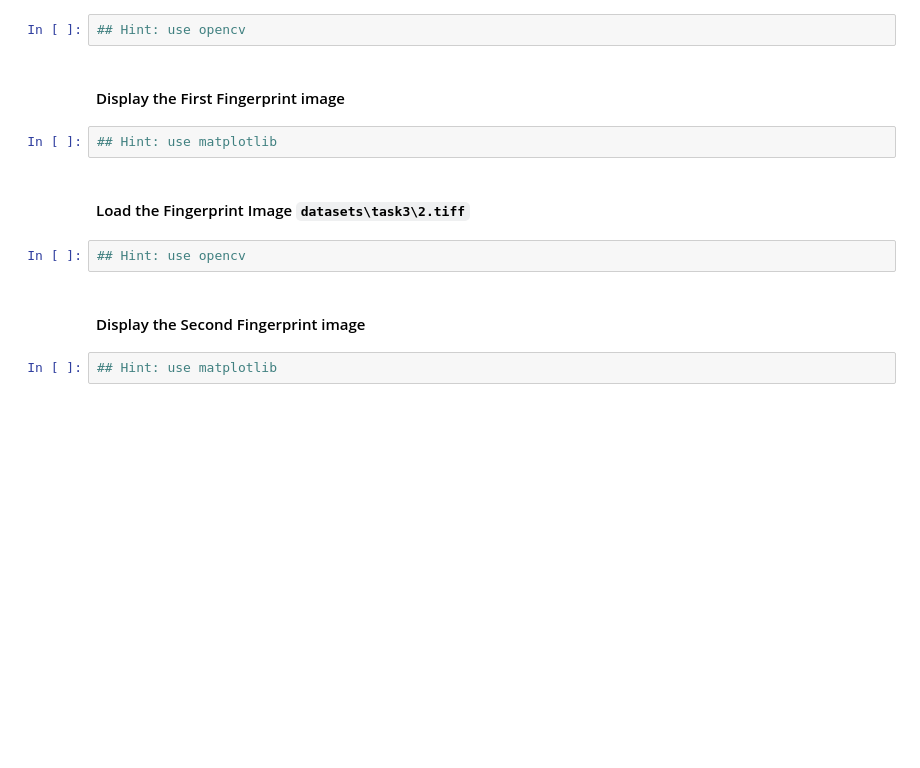
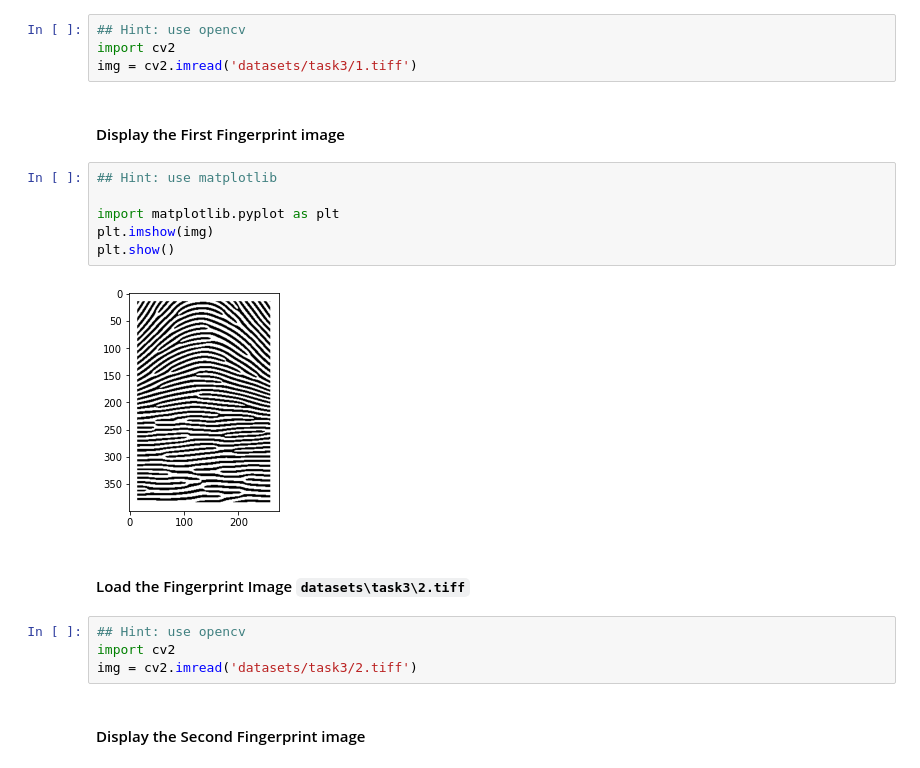
Before and after one commit to nishkalprakash/learn-fingerprint-processing, a Jupyter notebook: milestone_1.ipynb, the cells around one changed output. Cells and saved outputs as stored; diff of their text form; blank space fills up the shorter version.

```diff
--- a/milestone_1.ipynb
+++ b/milestone_1.ipynb
@@ -51,15 +78,23 @@ You may add more code and markdown cells as needed
 #### Load the Fingerprint Image `datasets\task3\1.tiff`
 # %%
 ## Hint: use opencv
+import cv2
+img = cv2.imread('datasets/task3/1.tiff')
 # %% [markdown]
 #### Display the First Fingerprint image
-# %%
-## Hint: use matplotlib
+# %%
+## Hint: use matplotlib
+
+import matplotlib.pyplot as plt
+plt.imshow(img)
+plt.show()
+# %% [output]
+[figure, added]
 # %% [markdown]
 #### Load the Fingerprint Image `datasets\task3\2.tiff`
 # %%
 ## Hint: use opencv
+import cv2
+img = cv2.imread('datasets/task3/2.tiff')
 # %% [markdown]
 #### Display the Second Fingerprint image
-# %%
-## Hint: use matplotlib
```
Also changed, not shown: parts of 11 cells of this notebook, 2 other files.
